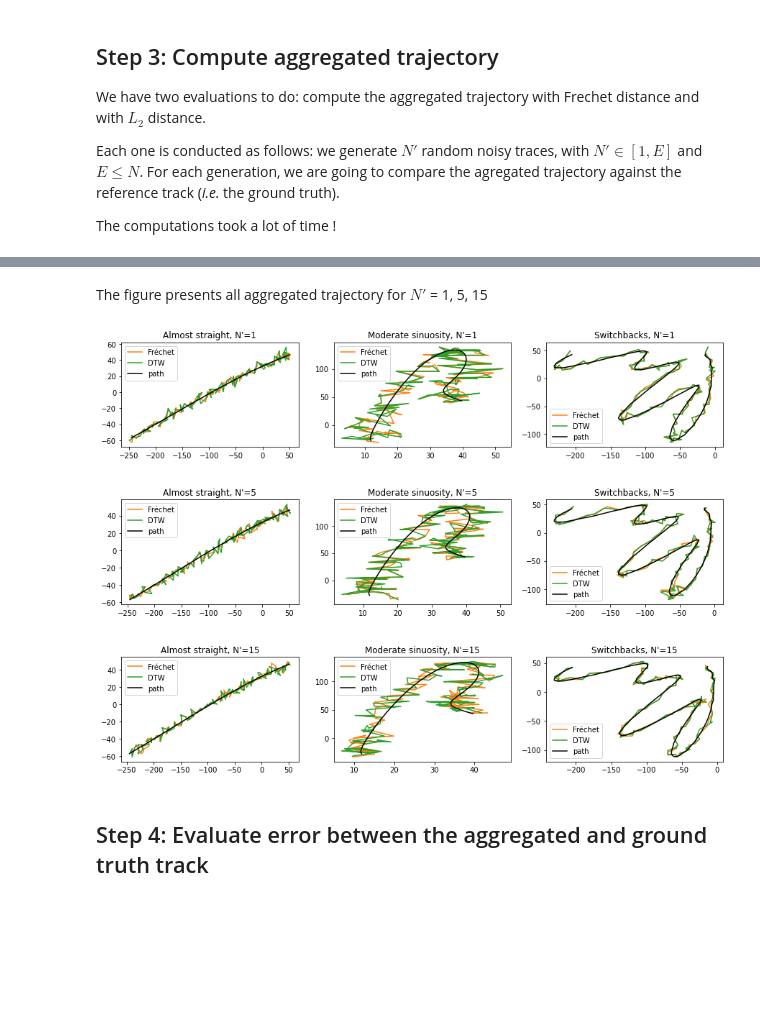
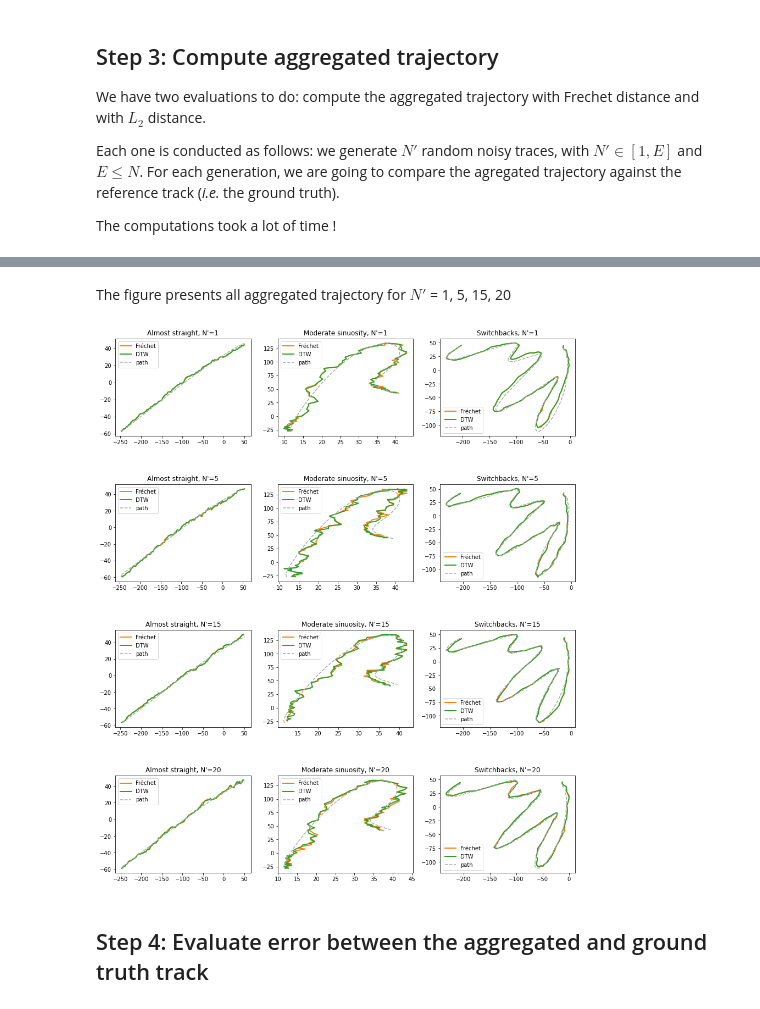
Before and after one commit to umrlastig/tracklib, a Jupyter notebook: doc/source/usecase/AggregatedTrajectory.ipynb, the cells around one changed output, grey strips where cells are left out. Drawn from its saved outputs; the diff is of its cells as text; code cells hidden in the pictures; blank space fills up the shorter version.

Commit message:
use case : aggregated trajectory

```diff
--- a/doc/source/usecase/AggregatedTrajectory.ipynb
+++ b/doc/source/usecase/AggregatedTrajectory.ipynb
@@ -145,31 +157,23 @@ Trajectories have been generated with a 5 m-amplitude exponential covariance pro
 # %%
-N = 20
+N = 50
 
 # ----------------------------------------------------------
 # Generate 'Almost straight'
 tracks1 = tkl.core.TrackCollection([sentier1]*N)
-tracks1.noise(5, tkl.ExponentialKernel(1))
-tracks1.noise(1, tkl.GaussianKernel(0.5))
+tracks1.noise(0.5, tkl.GaussianKernel(100))
+tracks1.noise(3, tkl.ExponentialKernel(50))
+tracks1.noise(0.5, tkl.DiracKernel())
 
 # ----------------------------------------------------------
 # Generate 'Moderate sinuosity'
 tracks2 = tkl.core.TrackCollection([sentier2]*N)
-tracks2.noise(5, tkl.ExponentialKernel(1))
-tracks2.noise(1, tkl.GaussianKernel(0.5))
+tracks2.noise(0.5, tkl.GaussianKernel(100))
+tracks2.noise(3, tkl.ExponentialKernel(50))
+tracks2.noise(0.5, tkl.DiracKernel())
 
 # ----------------------------------------------------------
 # Generate 'Switchbacks'
 tracks3 = tkl.core.TrackCollection([sentier3]*N)
-tracks3.noise(5, tkl.ExponentialKernel(1))
-tracks3.noise(1, tkl.GaussianKernel(0.5))
-
-# ----------------------------------------------------------
-# Visualize one realistic noise track
-print ('')
-plt.figure(figsize=(15, 3))
-plt.subplots_adjust(top=0.8, wspace=0.2, hspace=0.5)
-visualizeAggTraj(0, N=3, track=sentier1, tracks=tracks1[0:1], title='Almost straight')
-visualizeAggTraj(1, N=3, track=sentier2, tracks=tracks2[0:1], title='Moderate sinuosity')
-visualizeAggTraj(2, N=3, track=sentier3, tracks=tracks3[0:1], title='Switchbacks')
-plt.suptitle('A realistic noise applied in the three path shapes')
-plt.show()
+tracks3.noise(0.5, tkl.GaussianKernel(100))
+tracks3.noise(3, tkl.ExponentialKernel(50))
+tracks3.noise(0.5, tkl.DiracKernel())
@@ -184,7 +200,7 @@ Each one is conducted as follows: we generate $N'$ random noisy traces, with $N'
 
 The computations took a lot of time !
 # %%
-E = 15
+E = 20
 FRECHET = {'Almost straight': tkl.TrackCollection(), 'Moderate sinuosity': tkl.TrackCollection(), 'Switchbacks': tkl.TrackCollection()}
 DTW = {'Almost straight': tkl.TrackCollection(), 'Moderate sinuosity': tkl.TrackCollection(), 'Switchbacks': tkl.TrackCollection()}
 
@@ -192,7 +208,7 @@ represent_method = tkl.MODE_REP_BARYCENTRE
 agg_method = tkl.MODE_AGG_MEDIAN
 constraint = False
 master = tkl.MODE_MASTER_MEDIAN_LEN
-itermax = 25
+itermax = 15
 
 for s in range(1, E+1):
     print ('Sample size: ', s)
@@ -266,25 +282,25 @@ WARNING: TRAJECTORY FUSION HAS NOT CONVERGED (#ITER = 25 - CV = 0.43920691511028
 # %% [markdown]
-The figure presents all aggregated trajectory for $N'$ = 1, 5, 15
+The figure presents all aggregated trajectory for $N'$ = 1, 5, 15, 20
 # %%
-T = [1,5,15]
+T = [1, 5, 15, 20]
 
-plt.figure(figsize=(15, 12))
+plt.figure(figsize=(15, 20))
 plt.subplots_adjust(top=0.8, wspace=0.2, hspace=0.5)
 
 for i in range(len(T)):
     for s, title in enumerate(SHAPES):
         ax = plt.subplot2grid((len(T), len(SHAPES)), (i, s))
 
         c = FRECHET[title][i]
-        ax.plot(c.getX(), c.getY(), label="Fréchet", color="tab:orange")
+        ax.plot(c.getX(), c.getY(), label="Fréchet", color="tab:orange", linewidth=2.0)
         c = DTW[title][i]
-        ax.plot(c.getX(), c.getY(), label="DTW", color="tab:green")
-        ax.plot(sentiers[s].getX(), sentiers[s].getY(), 'k-', label='path')
+        ax.plot(c.getX(), c.getY(), label="DTW", color="tab:green", linewidth=2.0)
+        ax.plot(sentiers[s].getX(), sentiers[s].getY(), label='path', color='darkgrey', linestyle='--')
         ax.legend()
         title = title + ", N'=" + str(T[i])
         ax.set_title(title)
 # %% [output]
-[figure, old version]
+[figure, new version]
 # %% [markdown]
 ## Step 4: Evaluate error between the aggregated and ground truth track
 # %% [markdown]
```
Also changed, not shown: parts of 11 cells of this notebook.
